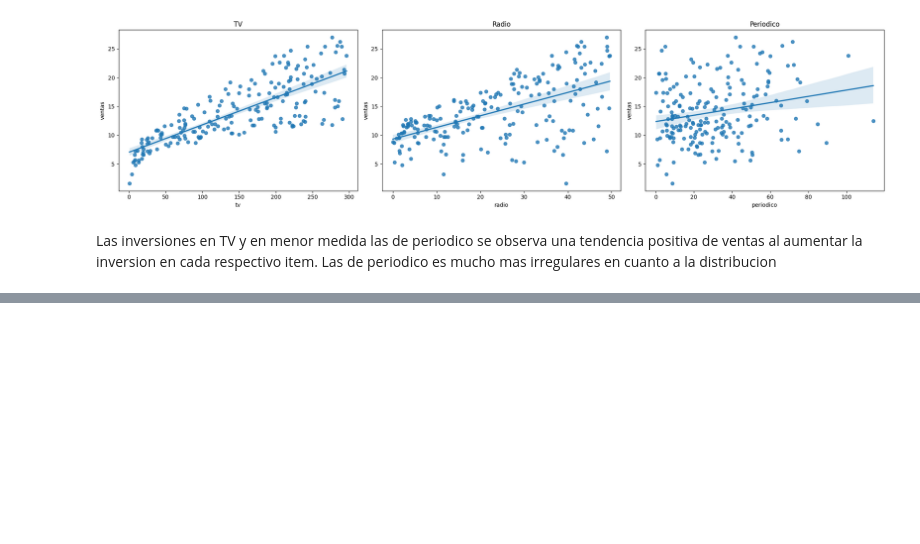
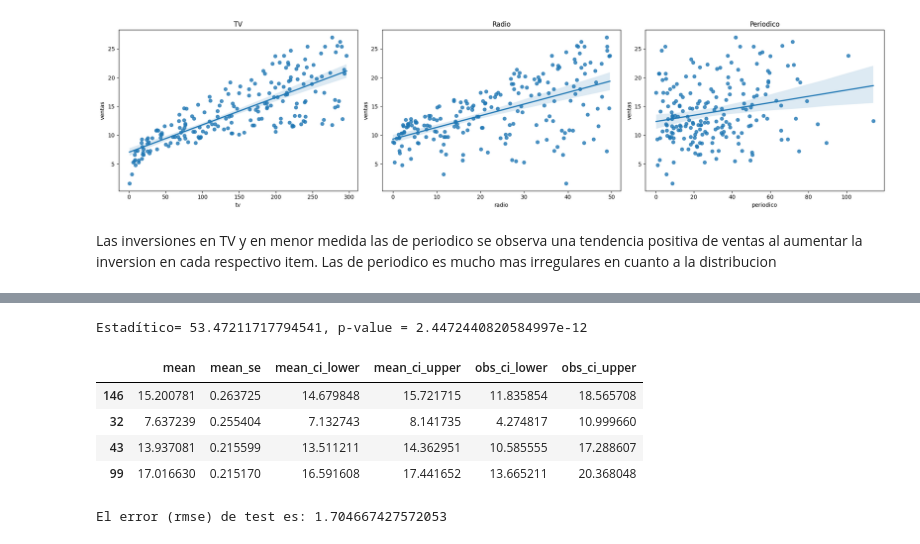
Before and after one commit to saert3311/ciencia-datos-aspasia, a Jupyter notebook: M5/ejercicio3.ipynb, the cells around one changed output, grey strips where cells are left out. Saved outputs shown, nothing was run; the diff lists cells and outputs as text; code cells hidden in the pictures; blank space fills up the shorter version.

```diff
--- a/M5/ejercicio3.ipynb
+++ b/M5/ejercicio3.ipynb
@@ -189,0 +238,17 @@ Variance score: 0.88
+# %%
+# División de los datos en train y test
+X = df[['tv', 'radio', 'periodico']]
+y = df['ventas']
+
+X_train, X_test, y_train, y_test = train_test_split(
+                                        X,
+                                        y.values.reshape(-1,1),
+                                        train_size   = 0.8,
+                                        random_state = 1234,
+                                        shuffle      = True
+                                    )
+# creacion de modelo
+X_train = sm.add_constant(X_train, prepend=True)
+modelo = sm.OLS(endog=y_train, exog=X_train,)
+modelo = modelo.fit()
+print(modelo.summary())
@@ -189,0 +358,29 @@ Variance score: 0.88
+# %%
+# Normalidad de los residuos D'Agostino's K-squared test
+k2, p_value = stats.normaltest(residuos_train)
+print(f"Estadítico= {k2}, p-value = {p_value}")
+# %% [output]
+Estadítico= 53.47211717794541, p-value = 2.4472440820584997e-12
+# %%
+# Predicciones con intervalo de confianza
+predicciones = modelo.get_prediction(exog = X_train).summary_frame(alpha=0.05)
+predicciones.head(4)
+# %% [output]
+|  | mean | mean_se | mean_ci_lower | mean_ci_upper | obs_ci_lower | obs_ci_upper |
+| 146 | 15.200781 | 0.263725 | 14.679848 | 15.721715 | 11.835854 | 18.565708 |
+| 32 | 7.637239 | 0.255404 | 7.132743 | 8.141735 | 4.274817 | 10.999660 |
+| 43 | 13.937081 | 0.215599 | 13.511211 | 14.362951 | 10.585555 | 17.288607 |
+| 99 | 17.016630 | 0.215170 | 16.591608 | 17.441652 | 13.665211 | 20.368048 |
+# %%
+# Error de test del modelo
+X_test = sm.add_constant(X_test, prepend=True)
+predicciones = modelo.predict(exog = X_test)
+rmse = mean_squared_error(
+        y_true  = y_test,
+        y_pred  = predicciones,
+        squared = False
+       )
+print("")
+print(f"El error (rmse) de test es: {rmse}")
+# %% [output]
+El error (rmse) de test es: 1.704667427572053
```
Also changed, not shown: parts of 11 cells of this notebook.
